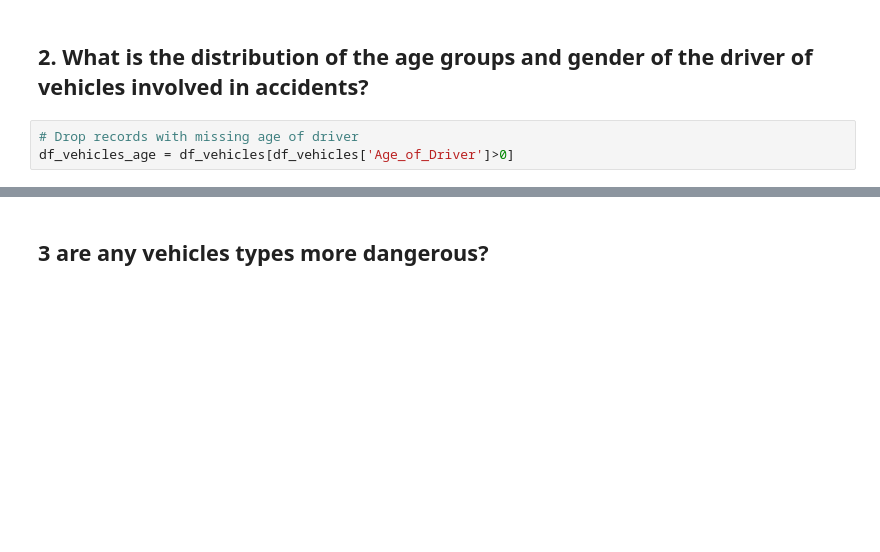
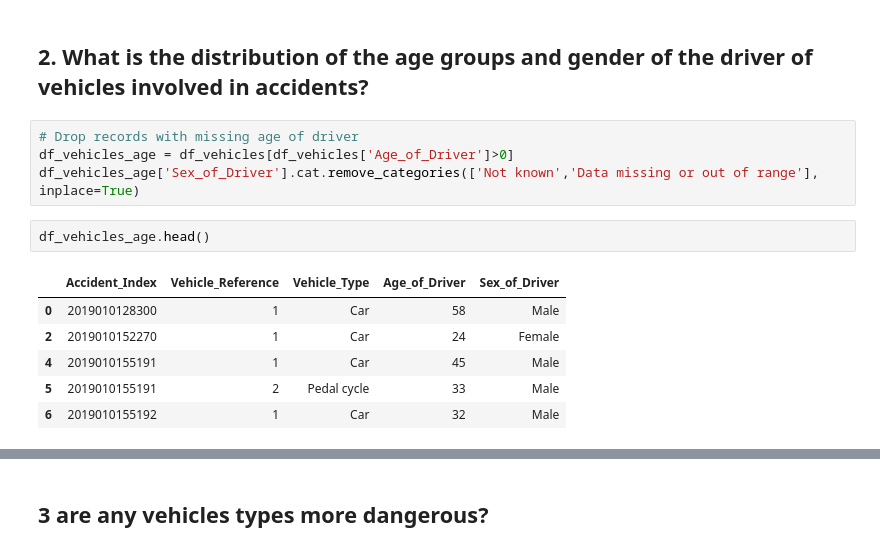
Before and after one commit to GaborJenei/GB-Road-Traffic-Accident-Analysis, a Jupyter notebook: Udacity DSND Project1_BlogPost.ipynb, the cells around one changed output, grey strips where cells are left out. Drawn from its saved outputs; the diff is of its cells as text; blank space fills up the shorter version.

```diff
--- a/Udacity DSND Project1_BlogPost.ipynb
+++ b/Udacity DSND Project1_BlogPost.ipynb
@@ -241,3 +241,13 @@ g.set_titles(col_template = '{col_name}');
 # %%
 # Drop records with missing age of driver
 df_vehicles_age = df_vehicles[df_vehicles['Age_of_Driver']>0]
+df_vehicles_age['Sex_of_Driver'].cat.remove_categories(['Not known','Data missing or out of range'], inplace=True)
+# %%
+df_vehicles_age.head()
+# %% [output]
+|  | Accident_Index | Vehicle_Reference | Vehicle_Type | Age_of_Driver | Sex_of_Driver |
+| 0 | 2019010128300 | 1 | Car | 58 | Male |
+| 2 | 2019010152270 | 1 | Car | 24 | Female |
+| 4 | 2019010155191 | 1 | Car | 45 | Male |
+| 5 | 2019010155191 | 2 | Pedal cycle | 33 | Male |
+| 6 | 2019010155192 | 1 | Car | 32 | Male |
```
Also changed, not shown: parts of 11 cells of this notebook, 1 other file.
